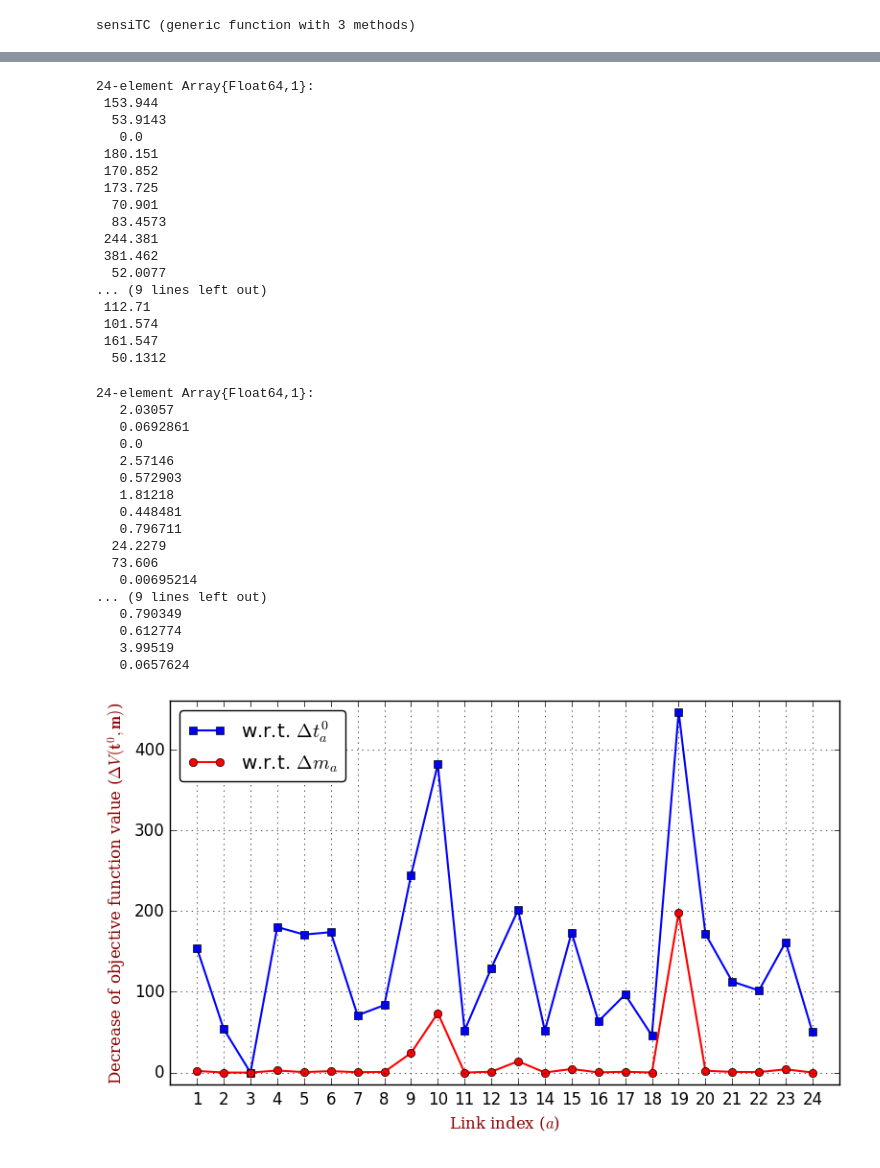
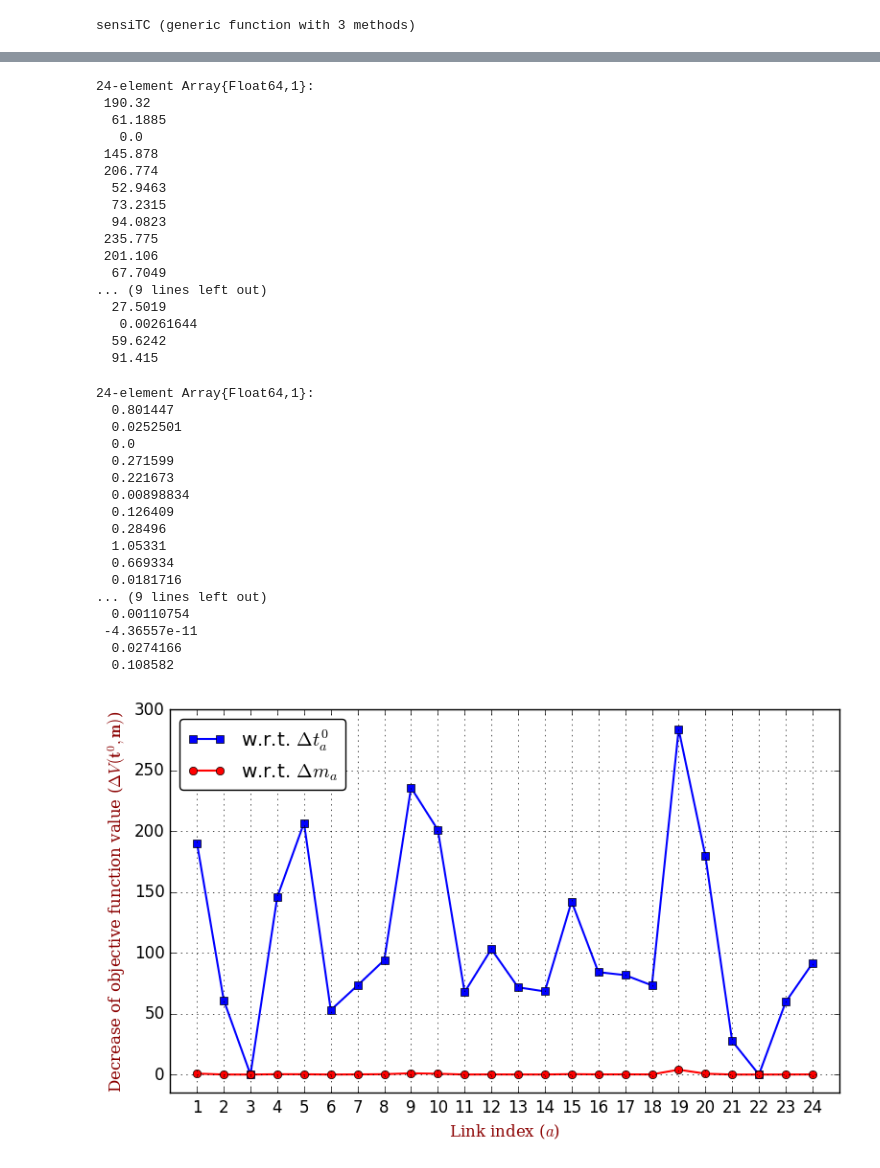
Before and after one commit to jingzbu/InverseVIsTraffic, a Jupyter notebook: 06_1_sensitivity_analysis_uni_class/sensitivity_analysis_Finite_Difference_Approximation_MA_CDC_Oct_MD.ipynb, the cells around one changed output, grey strips where cells are left out. Saved outputs shown, nothing was run; the diff lists cells and outputs as text; code cells hidden in the pictures.

Commit message:
update sens. ana. results for Oct. MD

```diff
--- a/06_1_sensitivity_analysis_uni_class/sensitivity_analysis_Finite_Difference_Approximation_MA_CDC_Oct_MD.ipynb
+++ b/06_1_sensitivity_analysis_uni_class/sensitivity_analysis_Finite_Difference_Approximation_MA_CDC_Oct_MD.ipynb
@@ -52,5 +52,5 @@ end
 # %% [output]
 get_vector (generic function with 1 method)
 # %%
-ta_data = load_ta_network("East_Massachusetts_Oct_AM")
+ta_data = load_ta_network("East_Massachusetts_Oct_MD")
 # %% [output]
@@ -280,66 +280,66 @@ link_idx = 24 finished
 deltaObjT
 # %% [output]
 24-element Array{Float64,1}:
- 153.944
-  53.9143
+ 190.32
+  61.1885
    0.0
- 180.151
- 170.852
- 173.725
-  70.901
-  83.4573
- 244.381
- 381.462
-  52.0077
+ 145.878
+ 206.774
+  52.9463
+  73.2315
+  94.0823
+ 235.775
+ 201.106
+  67.7049
 ... (9 lines left out)
- 112.71
- 101.574
- 161.547
-  50.1312
+  27.5019
+   0.00261644
+  59.6242
+  91.415
 # %%
 deltaObjC
 # %% [output]
 24-element Array{Float64,1}:
-   2.03057
-   0.0692861
-   0.0
-   2.57146
-   0.572903
-   1.81218
-   0.448481
-   0.796711
-  24.2279
-  73.606
-   0.00695214
+  0.801447
+  0.0252501
+  0.0
+  0.271599
+  0.221673
+  0.00898834
+  0.126409
+  0.28496
+  1.05331
+  0.669334
+  0.0181716
 ... (9 lines left out)
-   0.790349
-   0.612774
-   3.99519
-   0.0657624
+  0.00110754
+ -4.36557e-11
+  0.0274166
+  0.108582
 # %%
 using PyPlot
 
 xs = 1:number_of_links
 ys1 = deltaObjT
 ys2 = deltaObjC
 
 fig = figure(figsize=(9,5))
 
 PyPlot.plot(xs, ys1, "s-b", label=L"w.r.t. $\Delta{t}_a^0$", linewidth=1.5)
 PyPlot.plot(xs, ys2, "o-r", label=L"w.r.t. $\Delta{m}_a$", linewidth=1.5)
 
 legend(loc="upper left",fancybox="true")
 
 grid("on")
 # xlim(-0.1, 1.05);
-ylim(-15, 460);
+ylim(-15, 300);
 
 xticks(1:24)
 
 font1 = Dict("family"=>"serif","color"=>"darkred","weight"=>"normal","size"=>12)
 xlabel(L"Link index ($a$)", fontdict=font1)
 ylabel(L"Decrease of objective function value ($\Delta V\left( {{\bf{t}^0},\bf{m}} \right)$)", fontdict=font1)
 
-savefig("./results/sensiTC_Oct_AM.pdf")
+savefig("./results/sensiTC_Oct_MD.pdf")
 # %% [output]
-[figure, old version]
+[figure, new version]
```
Also changed, not shown: parts of 4 cells of this notebook, 1 other file.
